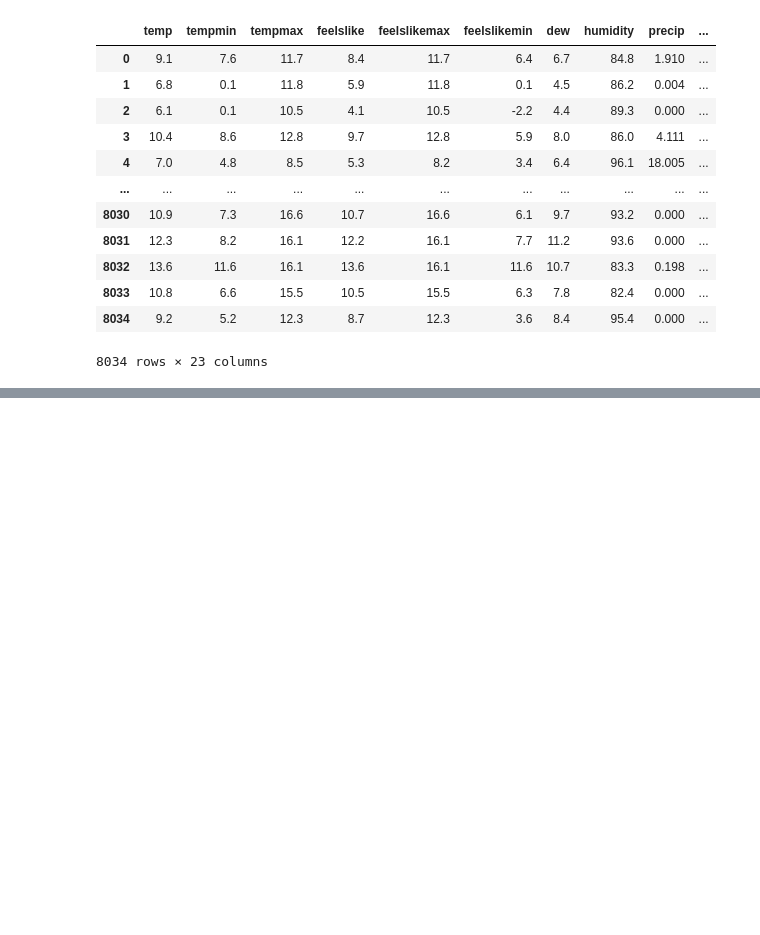
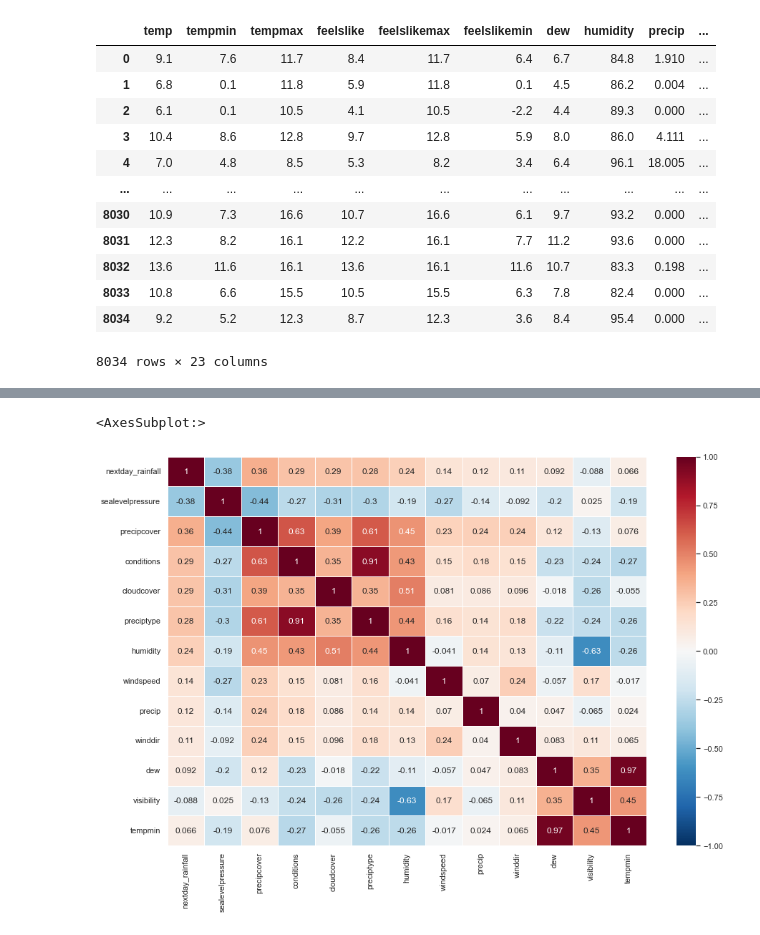
Before and after one commit to JankowRepo/WeatherPredictionProject, a Jupyter notebook: Visualisation_and_ML.ipynb, the cells around one changed output, grey strips where cells are left out. Drawn from its saved outputs; the diff is of its cells as text; code cells hidden in the pictures; blank space fills up the shorter version.

```diff
--- a/Visualisation_and_ML.ipynb
+++ b/Visualisation_and_ML.ipynb
@@ -184,0 +185,17 @@ plt.show()
+# %%
+best_features=np.abs(df.corr()['nextday_rainfall']).sort_values(ascending=False)>0.05
+best_features=best_features.where(best_features.values==True).dropna().index
+df=df[best_features]
+# %%
+sns.set(rc={'figure.figsize': (15, 10)})
+sns.heatmap(
+    df.corr(),
+    annot=True,
+    cmap='RdBu_r',
+    vmin=-1,
+    vmax=1,
+    linewidths=1
+)
+# %% [output]
+<AxesSubplot:>
+[figure, added]
```
Also changed, not shown: parts of 4 cells of this notebook.
